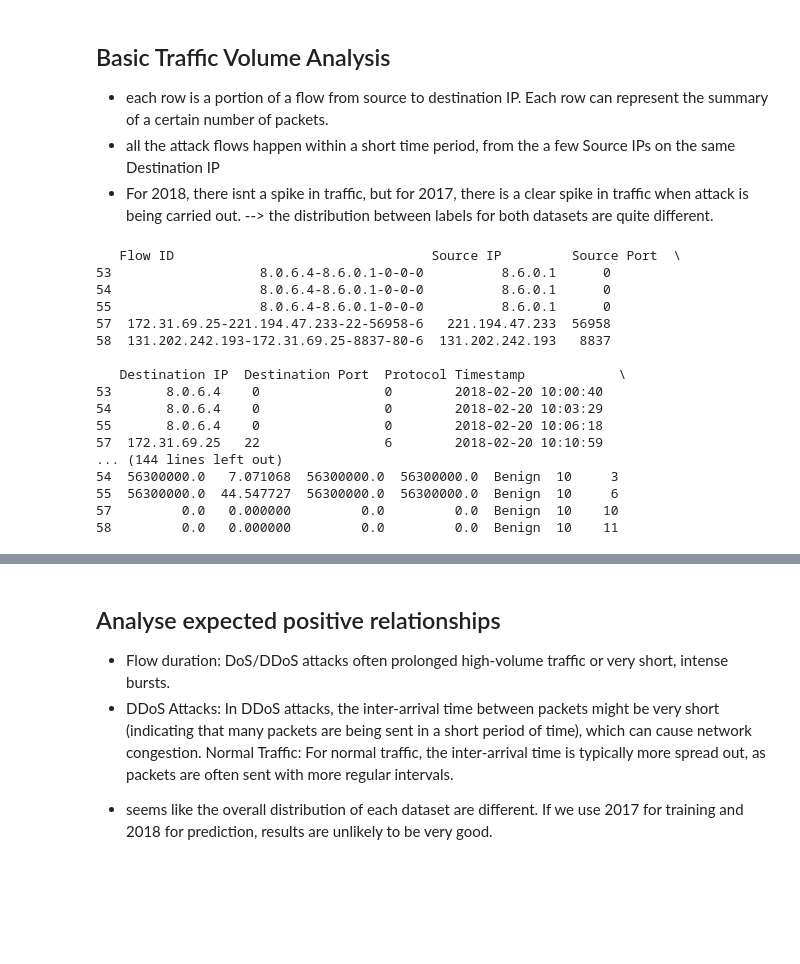
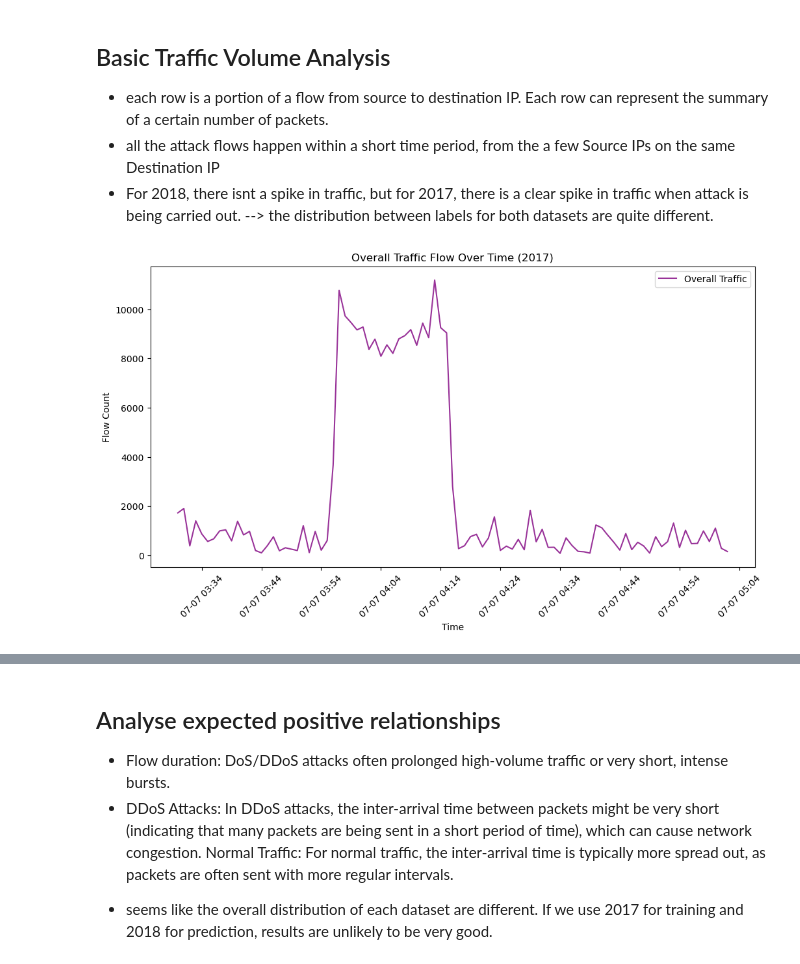
Before and after one commit to zhiyongyong-nus/dsa4263-fraudsters, a Jupyter notebook: cybersec_EDA.ipynb, the cells around one changed output, grey strips where cells are left out. Cells and saved outputs as stored; diff of their text form; code cells hidden in the pictures; blank space fills up the shorter version.

```diff
--- a/cybersec_EDA.ipynb
+++ b/cybersec_EDA.ipynb
@@ -196,25 +198,35 @@ filtered_ddos2018_df.to_csv('/Users/emmalim/Desktop/DSA4263/ddos2018_cleaned.csv
 # %%
 ddos2018_df_cleaned = pd.read_csv('/Users/emmalim/Desktop/DSA4263/ddos2018_cleaned.csv')
 ddos2017_df_cleaned = pd.read_csv('/Users/emmalim/Desktop/DSA4263/ddos2017_cleaned.csv')
-print(filtered_ddos2018_df.head())
-# %% [output]
-   Flow ID                                 Source IP         Source Port  \
-53                   8.0.6.4-8.6.0.1-0-0-0          8.6.0.1      0
-54                   8.0.6.4-8.6.0.1-0-0-0          8.6.0.1      0
-55                   8.0.6.4-8.6.0.1-0-0-0          8.6.0.1      0
-57  172.31.69.25-221.194.47.233-22-56958-6   221.194.47.233  56958
-58  131.202.242.193-172.31.69.25-8837-80-6  131.202.242.193   8837
-
-   Destination IP  Destination Port  Protocol Timestamp            \
-53       8.0.6.4    0                0        2018-02-20 10:00:40
-54       8.0.6.4    0                0        2018-02-20 10:03:29
-55       8.0.6.4    0                0        2018-02-20 10:06:18
-57  172.31.69.25   22                6        2018-02-20 10:10:59
-... (144 lines left out)
-54  56300000.0   7.071068  56300000.0  56300000.0  Benign  10     3
-55  56300000.0  44.547727  56300000.0  56300000.0  Benign  10     6
-57         0.0   0.000000         0.0         0.0  Benign  10    10
-58         0.0   0.000000         0.0         0.0  Benign  10    11
+# %%
+# Copy dataset
+analysis_df = ddos2017_df_cleaned.copy()
+
+# Convert Timestamp to datetime
+analysis_df['Timestamp'] = pd.to_datetime(analysis_df['Timestamp'])
+
+# Count overall flows per second
+analysis_df['Time_Seconds'] = analysis_df['Timestamp'].dt.floor('s')
+overall_traffic = analysis_df.groupby('Time_Seconds').size()
+
+# Plot the overall traffic flow
+plt.figure(figsize=(12,6))
+plt.plot(overall_traffic.index, overall_traffic, label="Overall Traffic", color='purple', alpha=0.8)
+
+# Labels and legend
+plt.xlabel("Time")
+plt.ylabel("Flow Count")
+plt.title("Overall Traffic Flow Over Time (2017)")
+plt.legend()
+
+# Improve x-axis time format
+plt.gca().xaxis.set_major_formatter(mdates.DateFormatter('%m-%d %H:%M'))  # Format: Month-Day Hour:Minute
+plt.gca().xaxis.set_major_locator(mdates.MinuteLocator(interval=10))  # Adjust interval as needed
+plt.xticks(rotation=45)  # Rotate for better readability
+
+plt.show()
+# %% [output]
+[figure, added]
 # %%
 analysis_df = ddos2018_df_cleaned.copy()
 
```
Also changed, not shown: parts of 24 cells of this notebook.
